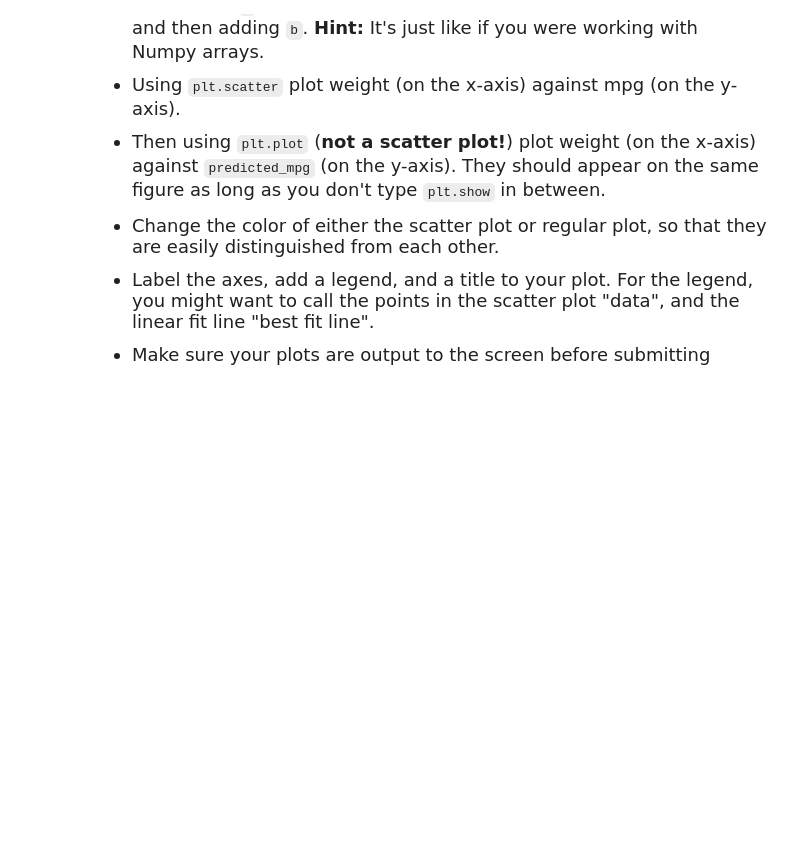
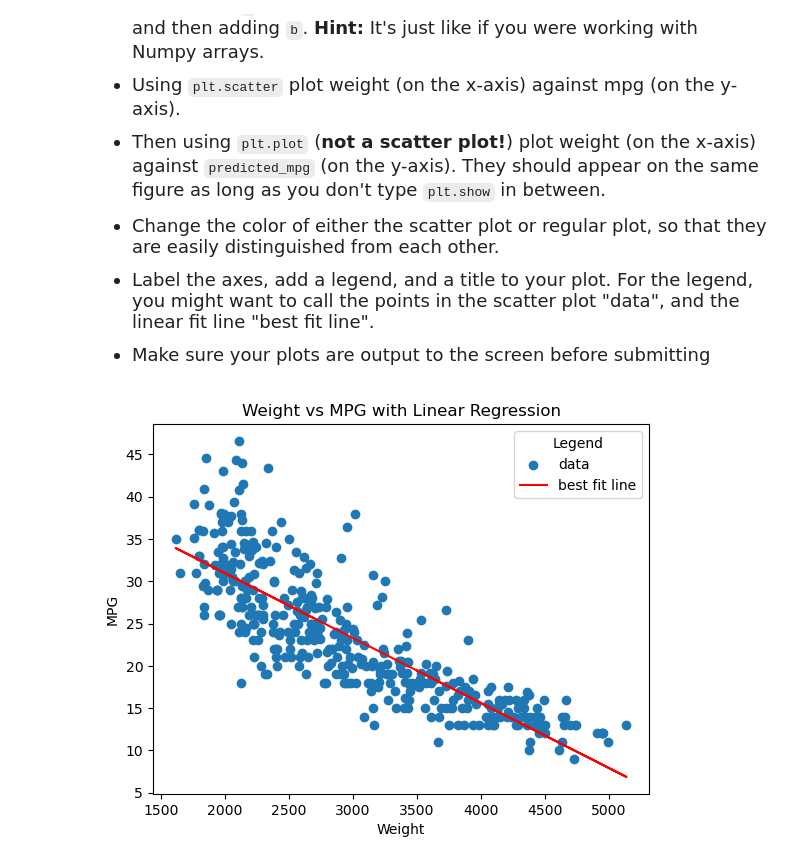
Before and after one commit to Victoria-Yan/datasci151spring2026, a Jupyter notebook: _assignments/assignment_8/Assignment8 copy.ipynb, the cells around one changed output. Saved outputs shown, nothing was run; the diff lists cells and outputs as text; code cells hidden in the pictures; blank space fills up the shorter version.

```diff
--- a/_assignments/assignment_8/Assignment8 copy.ipynb
+++ b/_assignments/assignment_8/Assignment8 copy.ipynb
@@ -179,0 +258,10 @@ This problem is continued in Question (5)
+# %%
+# your answer here
+
+carfeatures = pd.read_csv("data/features.csv")
+
+model = smf.ols(formula="mpg ~ weight", data=carfeatures)
+
+coeffs = model.fit().params
+
+print(coeffs)
@@ -208,0 +299,18 @@ $$\hat{m}_i = a\cdot w_i + b$$
+# %%
+# your answer here
+a = coeffs["weight"]
+b = coeffs["Intercept"]
+
+predicted_mpg = a * carfeatures["weight"] + b
+
+plt.scatter(x=carfeatures["weight"], y=carfeatures["mpg"])
+plt.plot(carfeatures["weight"], predicted_mpg, color="red")
+
+plt.xlabel("Weight")
+plt.ylabel("MPG")
+plt.title("Weight vs MPG with Linear Regression")
+plt.legend(labels=["data", "best fit line"],
+           title="Legend")
+plt.show()
+# %% [output]
+[figure, added]
```
Also changed, not shown: parts of 9 cells of this notebook.
